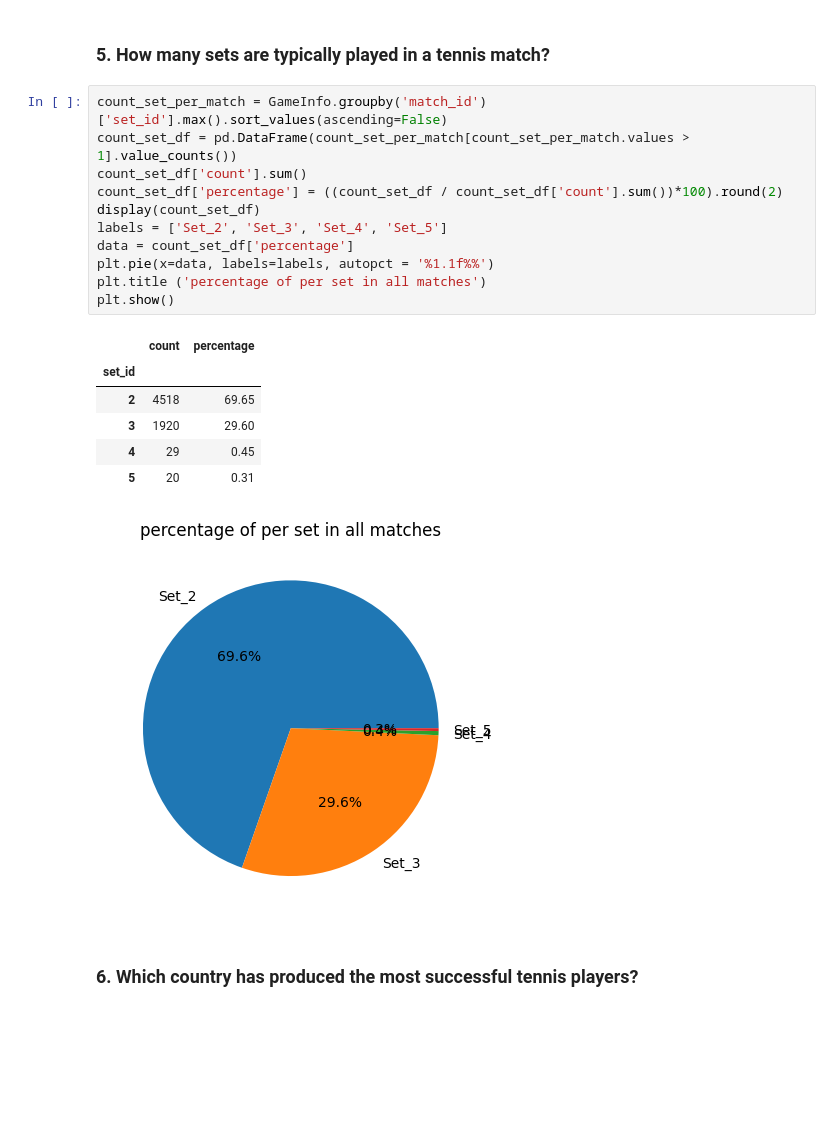
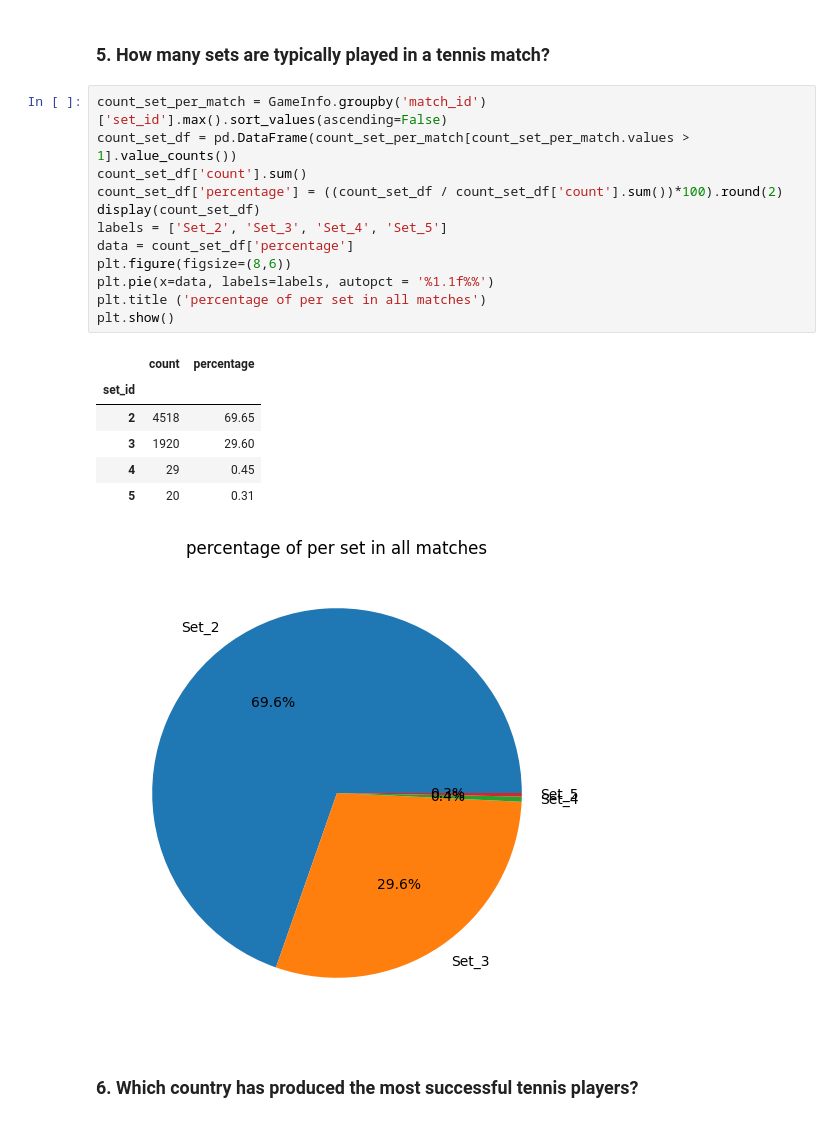
Before and after one commit to Mahlagha1994/Tennis-Games, a Jupyter notebook: notebooks/2-DATA ANALYZING.ipynb, the cells around one changed output. Cells and saved outputs as stored; diff of their text form; blank space fills up the shorter version.

```diff
--- a/notebooks/2-DATA ANALYZING.ipynb
+++ b/notebooks/2-DATA ANALYZING.ipynb
@@ -151,22 +151,23 @@ Longest match recorded is for 12346747 match_id during 513458.0
 # %%
 count_set_per_match = GameInfo.groupby('match_id')['set_id'].max().sort_values(ascending=False)
 count_set_df = pd.DataFrame(count_set_per_match[count_set_per_match.values > 1].value_counts())
 count_set_df['count'].sum()
 count_set_df['percentage'] = ((count_set_df / count_set_df['count'].sum())*100).round(2)
 display(count_set_df)
 labels = ['Set_2', 'Set_3', 'Set_4', 'Set_5']
 data = count_set_df['percentage']
+plt.figure(figsize=(8,6))
 plt.pie(x=data, labels=labels, autopct = '%1.1f%%')
 plt.title ('percentage of per set in all matches')
 plt.show()
 # %% [output]
 |  | count | percentage |
 | set_id |  |  |
 | 2 | 4518 | 69.65 |
 | 3 | 1920 | 29.60 |
 | 4 | 29 | 0.45 |
 | 5 | 20 | 0.31 |
-[figure, old version]
+[figure, new version]
 # %% [markdown]
 ### 6.	Which country has produced the most successful tennis players?
 # %%
```
Also changed, not shown: parts of 8 cells of this notebook, 1 other file.
